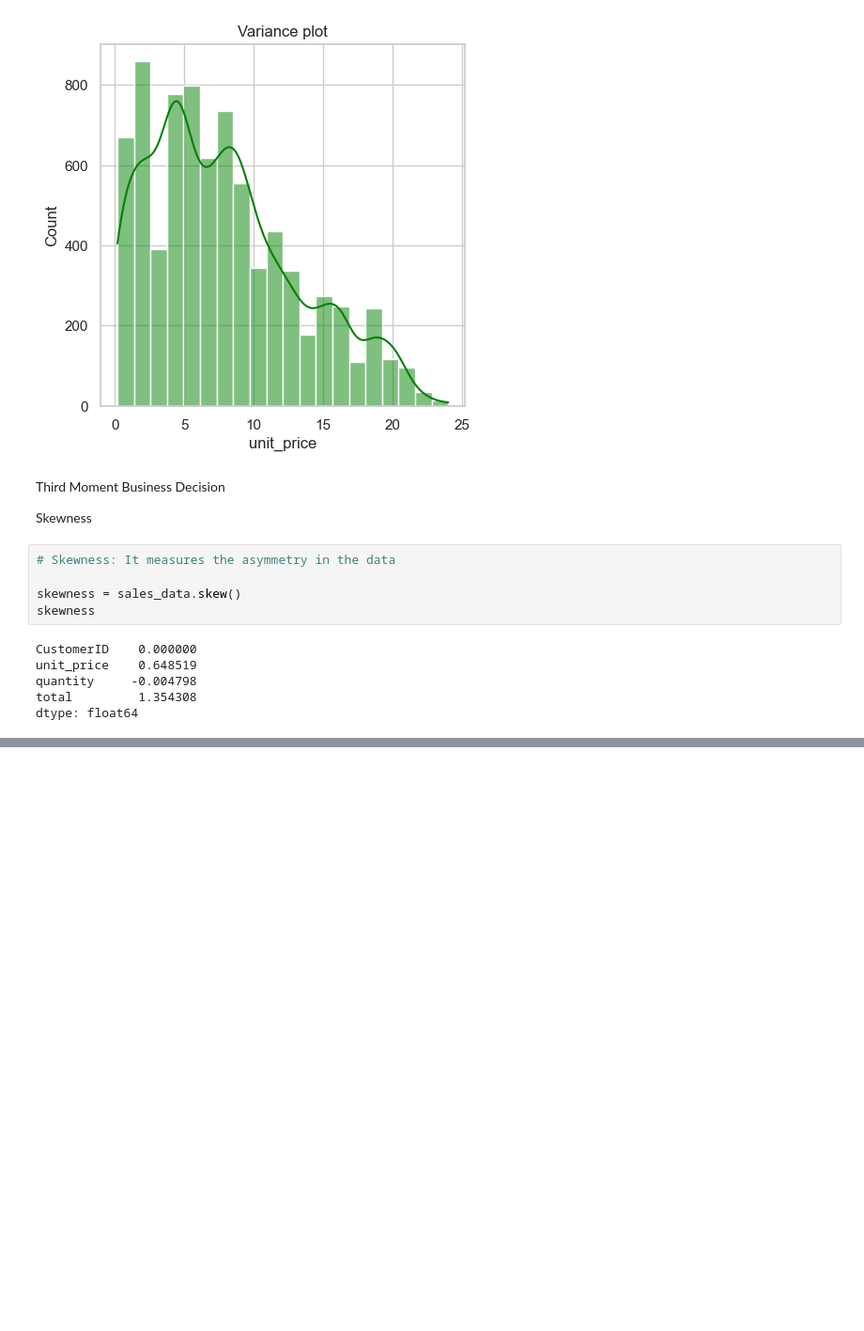
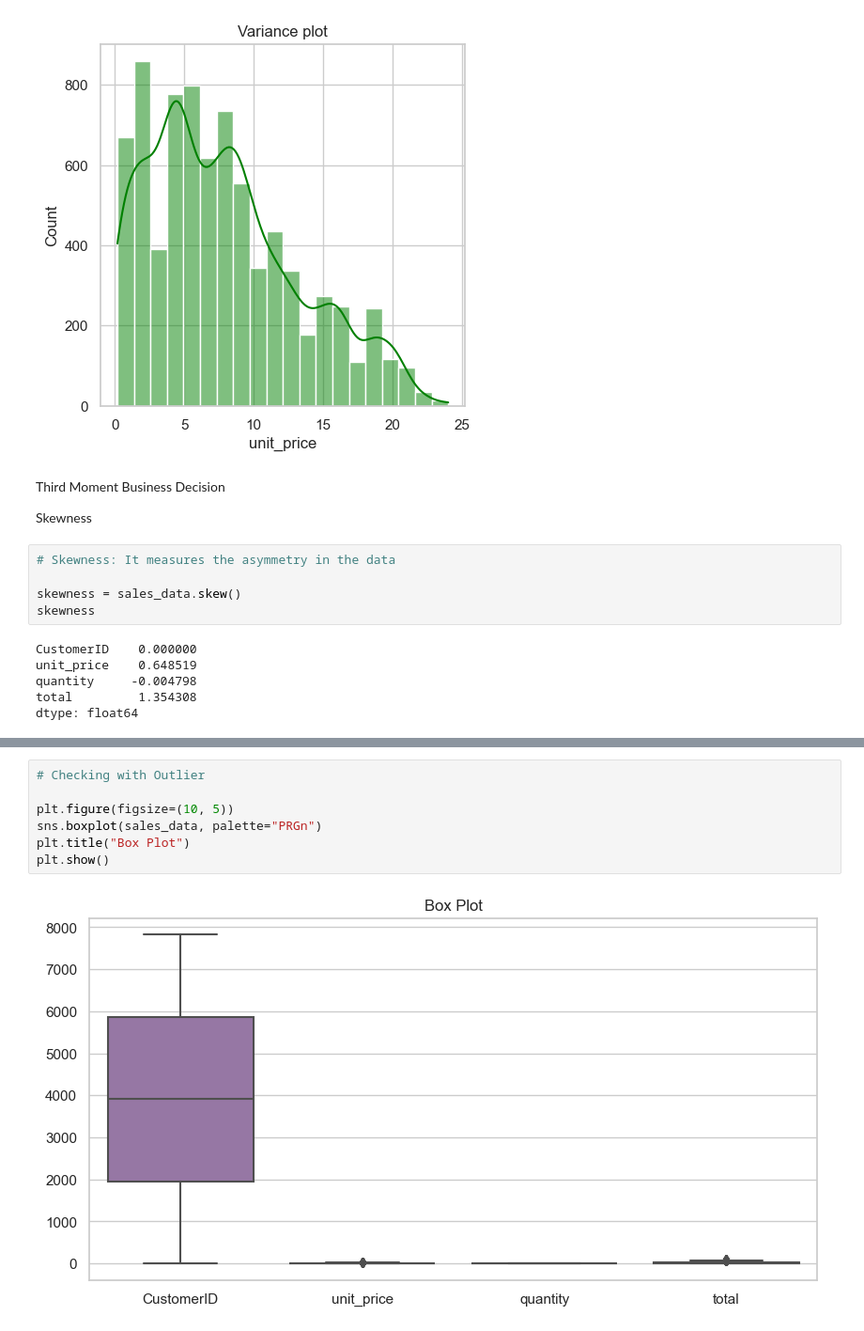
Before and after one commit to AkshayAcharyaN/Supply-chain-management-, a Jupyter notebook: EDA.ipynb, the cells around one changed output, grey strips where cells are left out. Shown at 94% size. Drawn from its saved outputs; the diff is of its cells as text; blank space fills up the shorter version.

```diff
--- a/EDA.ipynb
+++ b/EDA.ipynb
@@ -75,0 +98,9 @@ dtype: float64
+# %%
+# Checking with Outlier
+
+plt.figure(figsize=(10, 5))
+sns.boxplot(sales_data, palette="PRGn")
+plt.title("Box Plot")
+plt.show()
+# %% [output]
+[figure, added]
```
Also changed, not shown: parts of 9 cells of this notebook.
